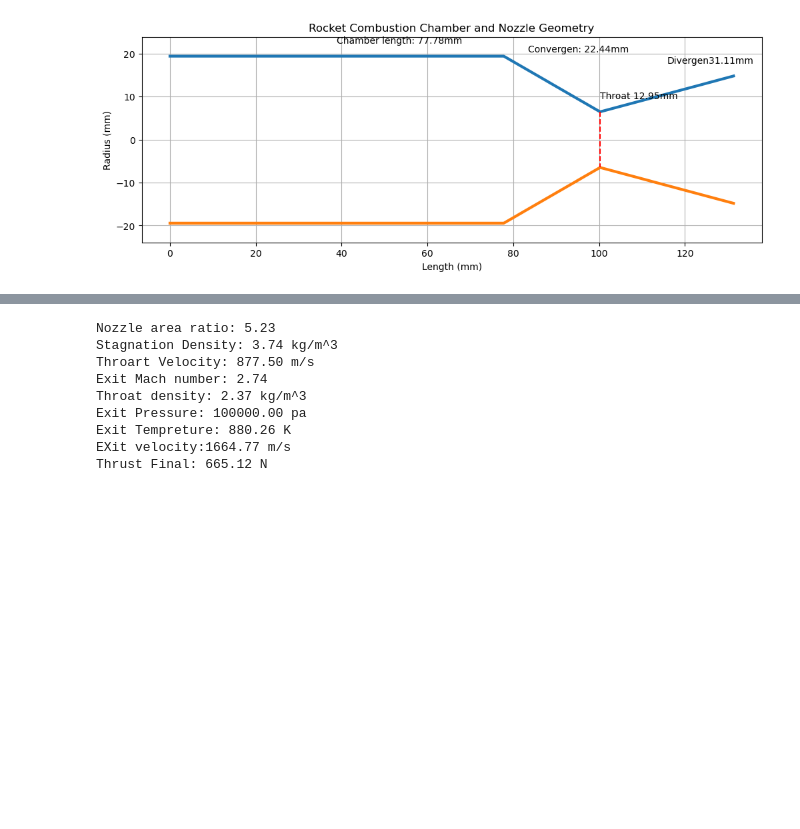
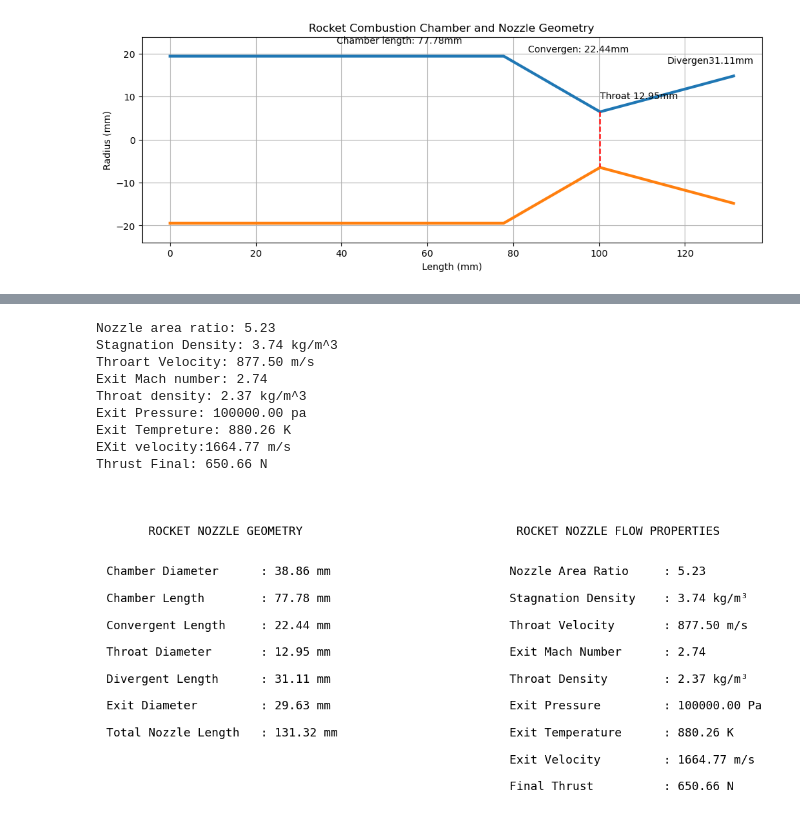
Before and after one commit to saravanan-x/Nozzle_design_calculations, a Jupyter notebook: nozzel.ipynb, the cells around one changed output, grey strips where cells are left out. Drawn from its saved outputs; the diff is of its cells as text; code cells hidden in the pictures; blank space fills up the shorter version.

```diff
--- a/nozzel.ipynb
+++ b/nozzel.ipynb
@@ -170,7 +166,7 @@ def get_atmosphere_data(h):
 
 
 # Example
-Target_height = 20 #KM
+Target_height = 10 #KM
 altitude = Target_height * 1000   # Requuired KM of rocket
 
 t, p, rho = get_atmosphere_data(altitude)
@@ -267,4 +263,79 @@ Throat density: 2.37 kg/m^3
 Exit Pressure: 100000.00 pa
 Exit Tempreture: 880.26 K
 EXit velocity:1664.77 m/s
-Thrust Final: 665.12 N
+Thrust Final: 650.66 N
+# %%
+import matplotlib.pyplot as plt
+
+# Geometry Report
+geometry_report = f"""
+      ROCKET NOZZLE GEOMETRY
+
+
+Chamber Diameter      : {cd_mm:.2f} mm
+
+Chamber Length        : {lc_mm:.2f} mm
+
+Convergent Length     : {conv_mm:.2f} mm
+
+Throat Diameter       : {dt_mm:.2f} mm
+
+Divergent Length      : {div_mm:.2f} mm
+
+Exit Diameter         : {de_mm:.2f} mm
+
+Total Nozzle Length   : {total_mm:.2f} mm
+"""
+
+# Flow Report
+flow_report = f"""
+ ROCKET NOZZLE FLOW PROPERTIES
+
+
+Nozzle Area Ratio     : {ar:.2f}
+
+Stagnation Density    : {ρ0:.2f} kg/m³
+
+Throat Velocity       : {vt:.2f} m/s
+
+Exit Mach Number      : {me:.2f}
+
+Throat Density        : {ρt:.2f} kg/m³
+
+Exit Pressure         : {ep:.2f} Pa
+
+Exit Temperature      : {et:.2f} K
+
+Exit Velocity         : {v_e:.2f} m/s
+
+Final Thrust          : {F:.2f} N
+"""
+
+fig, ax = plt.subplots(1, 2, figsize=(12,6))
+
+# Left panel
+ax[0].axis("off")
+ax[0].text(
+    0.02,0.95,
+    geometry_report,
+    fontsize=13,
+    va="top",
+    family="monospace"
+)
+
+# Right panel
+ax[1].axis("off")
+ax[1].text(
+    0.02,0.95,
+    flow_report,
+    fontsize=13,
+    va="top",
+    family="monospace"
+)
+
+# Reduce gap
+plt.subplots_adjust(wspace=1.05)
+
+plt.show()
+# %% [output]
+[figure, added]
```
Also changed, not shown: parts of 2 cells of this notebook.
